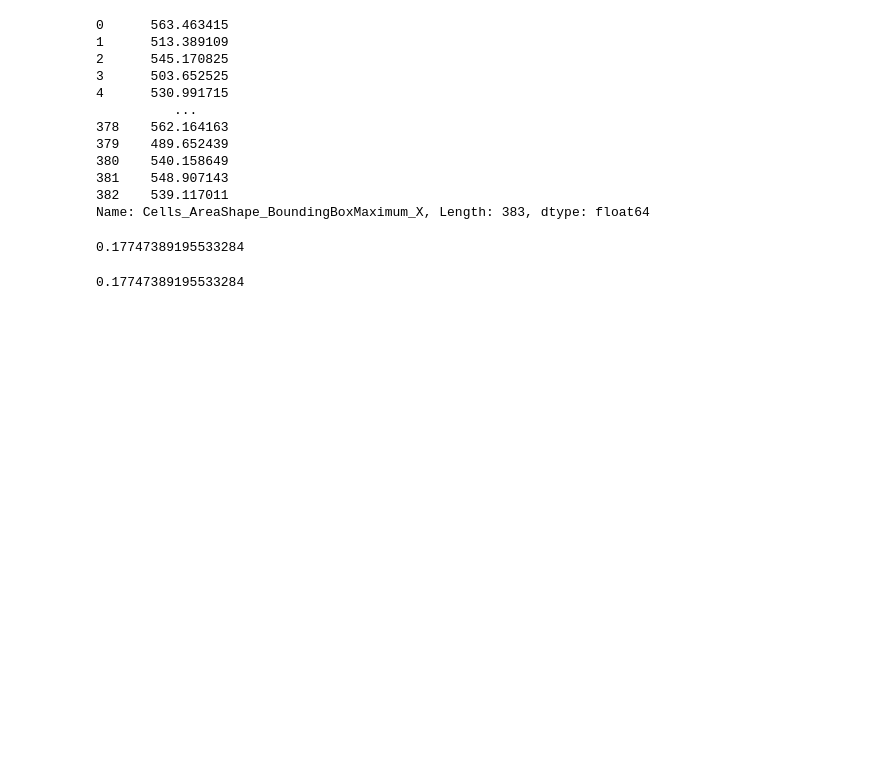
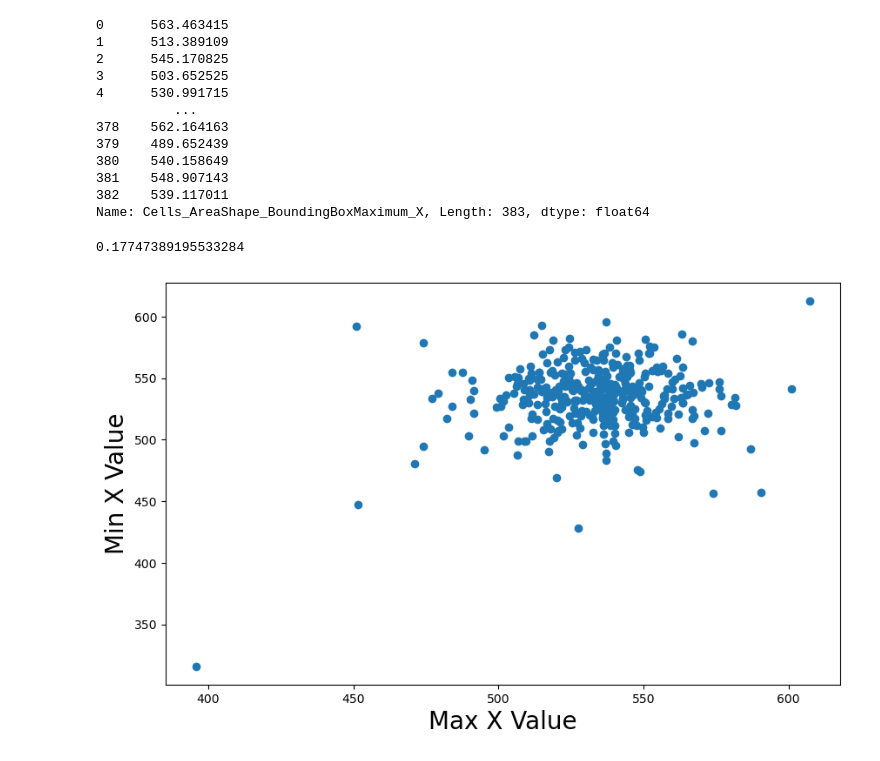
Before and after one commit to seprosperi/Capstone-Team-D-JUMP-Data-Analysis, a Jupyter notebook: Test_Parquet_Loading.ipynb, the cells around one changed output. Drawn from its saved outputs; the diff is of its cells as text; code cells hidden in the pictures; blank space fills up the shorter version.

```diff
--- a/Test_Parquet_Loading.ipynb
+++ b/Test_Parquet_Loading.ipynb
@@ -105,5 +105,13 @@ print(corr)
 # %% [output]
 0.17747389195533284
 # %%
+plt.rcParams['figure.figsize']=(10,6) #setting the figure size
+
+plt.scatter(data[headers[5]],data[headers[6]]) #scattering based on the header index-- we can use these indexes to look through and find redundant data
+plt.xlabel('Max X Value', fontsize=20)
+plt.ylabel('Min X Value', fontsize=20)
+
+
+plt.show()
 # %% [output]
-0.17747389195533284
+[figure, added]
```
Also changed, not shown: parts of 5 cells of this notebook.
